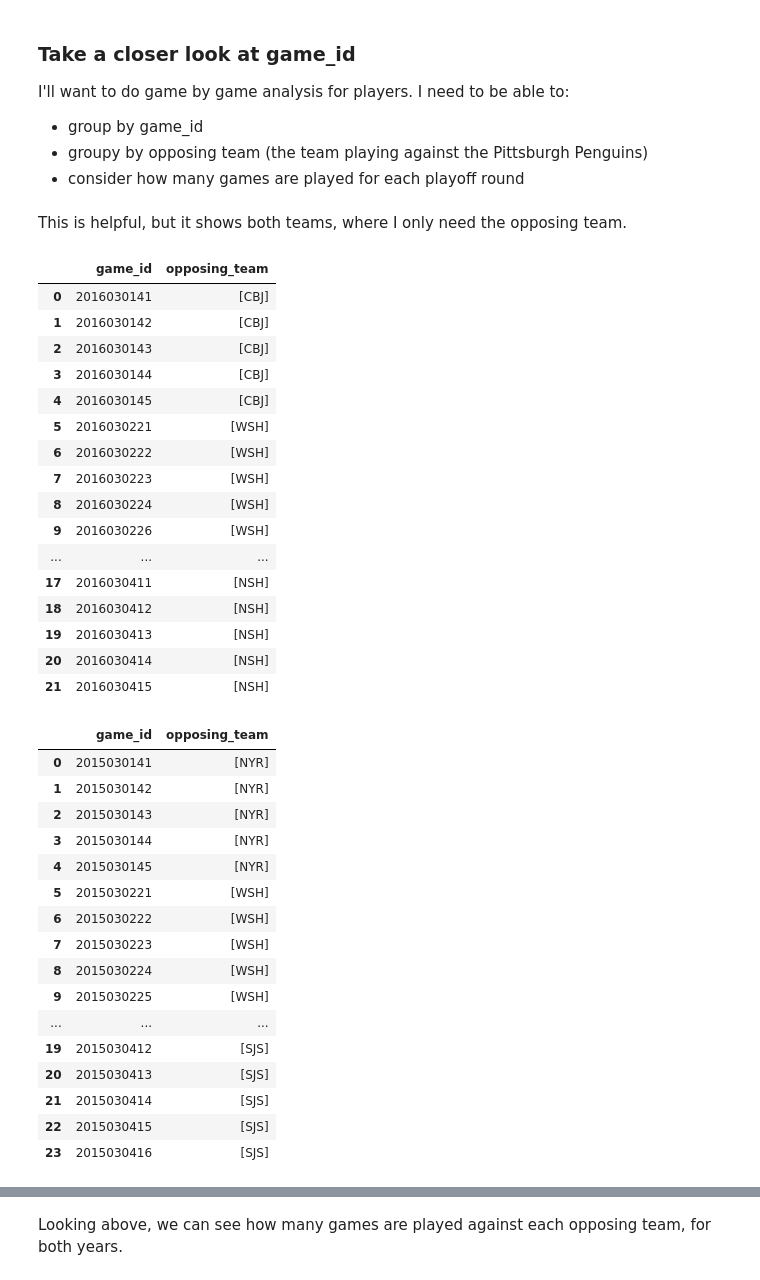
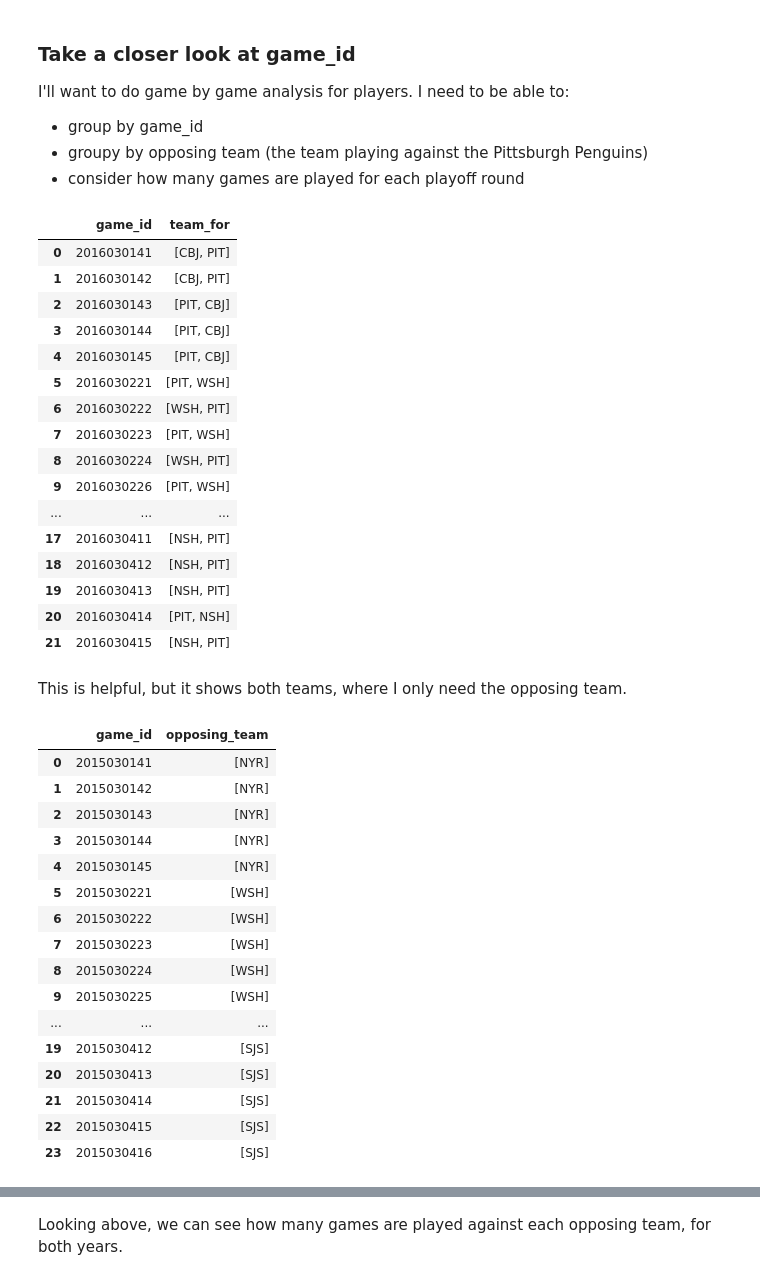
Before and after one commit to boncz/PenguinsHockeyAnalysis, a Jupyter notebook: PensPlayoffAnalysis.ipynb, the cells around one changed output, grey strips where cells are left out. Cells and saved outputs as stored; diff of their text form; code cells hidden in the pictures.

```diff
--- a/PensPlayoffAnalysis.ipynb
+++ b/PensPlayoffAnalysis.ipynb
@@ -219,51 +248,55 @@ I'll want to do game by game analysis for players. I need to be able to:
 # %%
 games_teams_2016 = pens_2016_playoff_df.groupby('game_id').team_for.unique().reset_index()
 games_teams_2017 = pens_2017_playoff_df.groupby('game_id').team_for.unique().reset_index()
+# %%
+games_teams_2017
+# %% [output]
+|  | game_id | team_for |
+| 0 | 2016030141 | [CBJ, PIT] |
+| 1 | 2016030142 | [CBJ, PIT] |
+| 2 | 2016030143 | [PIT, CBJ] |
+| 3 | 2016030144 | [PIT, CBJ] |
+| 4 | 2016030145 | [PIT, CBJ] |
+| 5 | 2016030221 | [PIT, WSH] |
+| 6 | 2016030222 | [WSH, PIT] |
+| 7 | 2016030223 | [PIT, WSH] |
+| 8 | 2016030224 | [WSH, PIT] |
+| 9 | 2016030226 | [PIT, WSH] |
+| ... | ... | ... |
+| 17 | 2016030411 | [NSH, PIT] |
+| 18 | 2016030412 | [NSH, PIT] |
+| 19 | 2016030413 | [NSH, PIT] |
+| 20 | 2016030414 | [PIT, NSH] |
+| 21 | 2016030415 | [NSH, PIT] |
 # %% [markdown]
 This is helpful, but it shows both teams, where I only need the opposing team.
 # %%
 games_teams_2016['opposing_team'] = games_teams_2016['team_for'].apply(
     lambda row: [val for val in row if val != 'PIT']
 )
-games_teams_2016.drop('team_for',axis=1)
+games_teams_2016.drop('team_for',axis=1, inplace=True)
+games_teams_2016
 # %% [output]
 |  | game_id | opposing_team |
-| 0 | 2016030141 | [CBJ] |
-| 1 | 2016030142 | [CBJ] |
-| 2 | 2016030143 | [CBJ] |
-| 3 | 2016030144 | [CBJ] |
-| 4 | 2016030145 | [CBJ] |
-| 5 | 2016030221 | [WSH] |
-| 6 | 2016030222 | [WSH] |
-| 7 | 2016030223 | [WSH] |
-| 8 | 2016030224 | [WSH] |
-| 9 | 2016030226 | [WSH] |
+| 0 | 2015030141 | [NYR] |
+| 1 | 2015030142 | [NYR] |
+| 2 | 2015030143 | [NYR] |
+| 3 | 2015030144 | [NYR] |
+| 4 | 2015030145 | [NYR] |
+| 5 | 2015030221 | [WSH] |
+| 6 | 2015030222 | [WSH] |
+| 7 | 2015030223 | [WSH] |
+| 8 | 2015030224 | [WSH] |
+| 9 | 2015030225 | [WSH] |
 | ... | ... | ... |
-| 17 | 2016030411 | [NSH] |
-| 18 | 2016030412 | [NSH] |
-| 19 | 2016030413 | [NSH] |
-| 20 | 2016030414 | [NSH] |
-| 21 | 2016030415 | [NSH] |
+| 19 | 2015030412 | [SJS] |
+| 20 | 2015030413 | [SJS] |
+| 21 | 2015030414 | [SJS] |
+| 22 | 2015030415 | [SJS] |
+| 23 | 2015030416 | [SJS] |
 # %%
 games_teams_2017['opposing_team'] = games_teams_2017['team_for'].apply(
+
     lambda row: [val for val in row if val != 'PIT']
 )
-games_teams_2017.drop('team_for',axis=1)
+games_teams_2017.drop('team_for',axis=1, inplace=True)
-# %% [output]
-|  | game_id | opposing_team |
-| 0 | 2015030141 | [NYR] |
-| 1 | 2015030142 | [NYR] |
-| 2 | 2015030143 | [NYR] |
-| 3 | 2015030144 | [NYR] |
-| 4 | 2015030145 | [NYR] |
-| 5 | 2015030221 | [WSH] |
-| 6 | 2015030222 | [WSH] |
-| 7 | 2015030223 | [WSH] |
-| 8 | 2015030224 | [WSH] |
-| 9 | 2015030225 | [WSH] |
-| ... | ... | ... |
-| 19 | 2015030412 | [SJS] |
-| 20 | 2015030413 | [SJS] |
-| 21 | 2015030414 | [SJS] |
-| 22 | 2015030415 | [SJS] |
-| 23 | 2015030416 | [SJS] |
```
Also changed, not shown: parts of 19 cells of this notebook.
